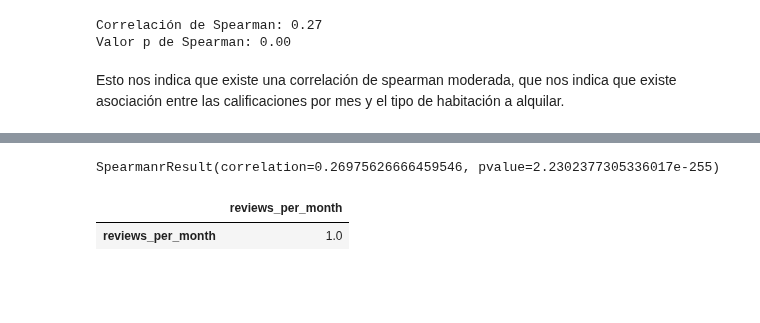
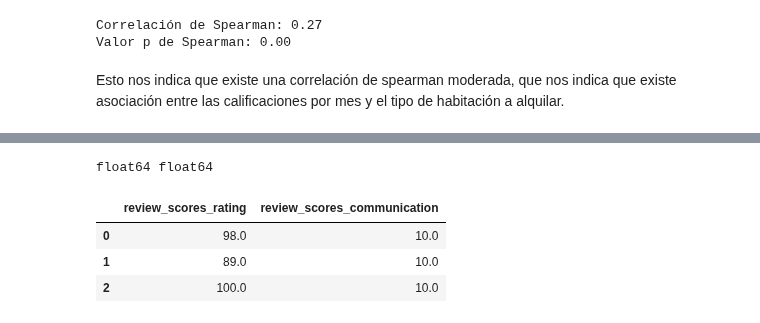
Before and after one commit to onavarrete04/Introduccion-Ciencia-Datos, a Jupyter notebook: EJERCICIO_DESCRIPTIVO_AIRBNB.ipynb, the cells around one changed output, grey strips where cells are left out. Cells and saved outputs as stored; diff of their text form; code cells hidden in the pictures; blank space fills up the shorter version.

Commit message:
Avance ejercicio autonomo descritivo AIRBNB

```diff
--- a/EJERCICIO_DESCRIPTIVO_AIRBNB.ipynb
+++ b/EJERCICIO_DESCRIPTIVO_AIRBNB.ipynb
@@ -332,11 +331,19 @@ corr
 # %%
-stats.spearmanr(df["reviews_per_month"].dropna(), df["room_type"].dropna())
+# Vamos a generar un sub dataframe de estos datos, primero miramos que tipo de columnas son
+
+print(datos.review_scores_rating.dtype, datos.review_scores_communication.dtype)
 # %% [output]
-SpearmanrResult(correlation=0.26975626666459546, pvalue=2.2302377305336017e-255)
+float64 float64
 # %%
-corr = datos[["reviews_per_month", "room_type"]].corr(method="spearman")
-corr
+# los dos datos son floats por lo que les es aplicable la correlación de pearson, vamos a eliminar
+# los datos nan y los 0 debido a que eso pide el ejercicio
+
+df = datos.loc[(datos.review_scores_rating != 0) &  (datos.review_scores_communication != 0), ["review_scores_rating","review_scores_communication"]]
+df = df.dropna()
+df.head(3)
 # %% [output]
-|  | reviews_per_month |
-| reviews_per_month | 1.0 |
+|  | review_scores_rating | review_scores_communication |
+| 0 | 98.0 | 10.0 |
+| 1 | 89.0 | 10.0 |
+| 2 | 100.0 | 10.0 |
 # %%
```
Also changed, not shown: parts of 29 cells of this notebook.
